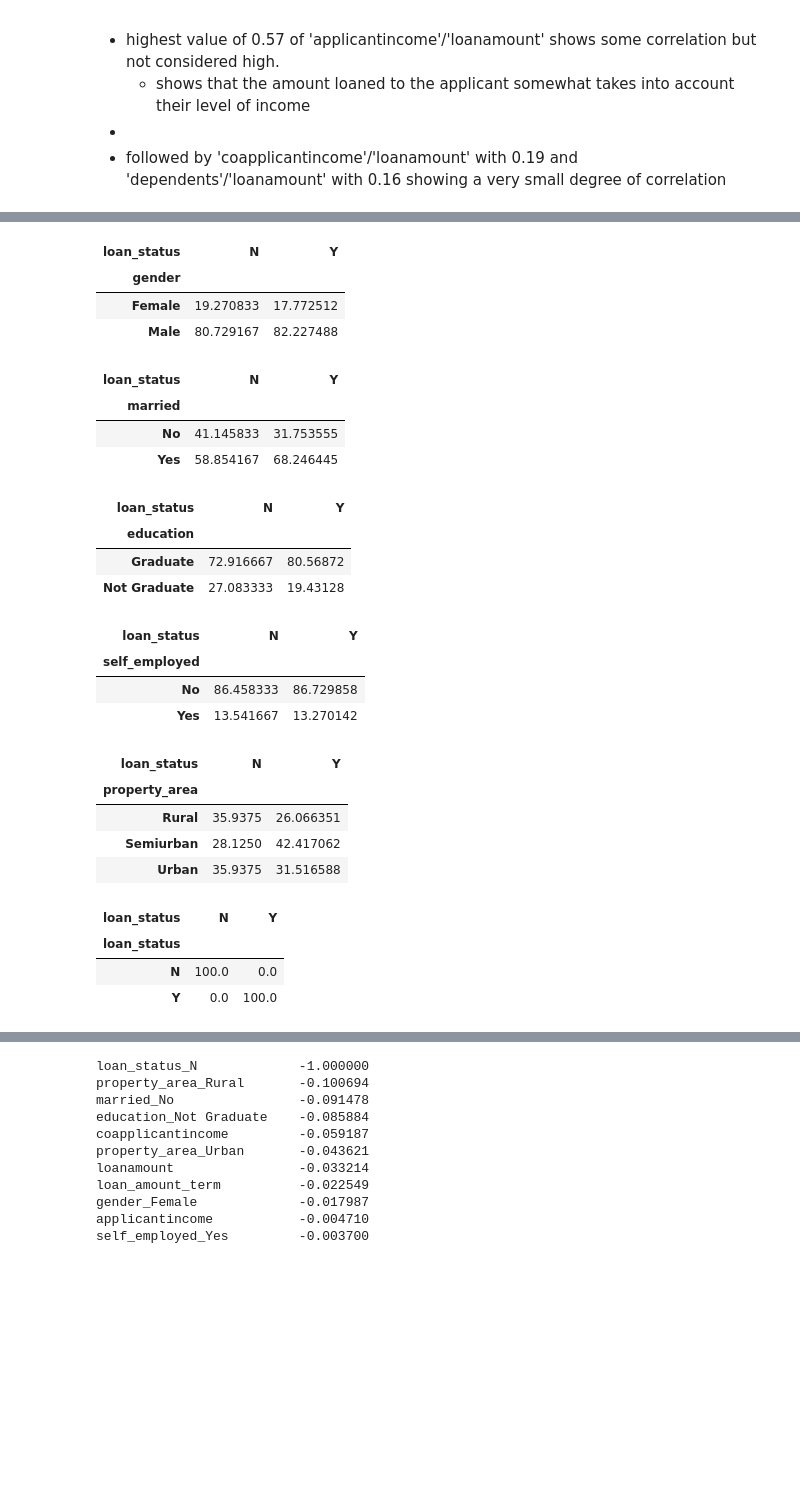
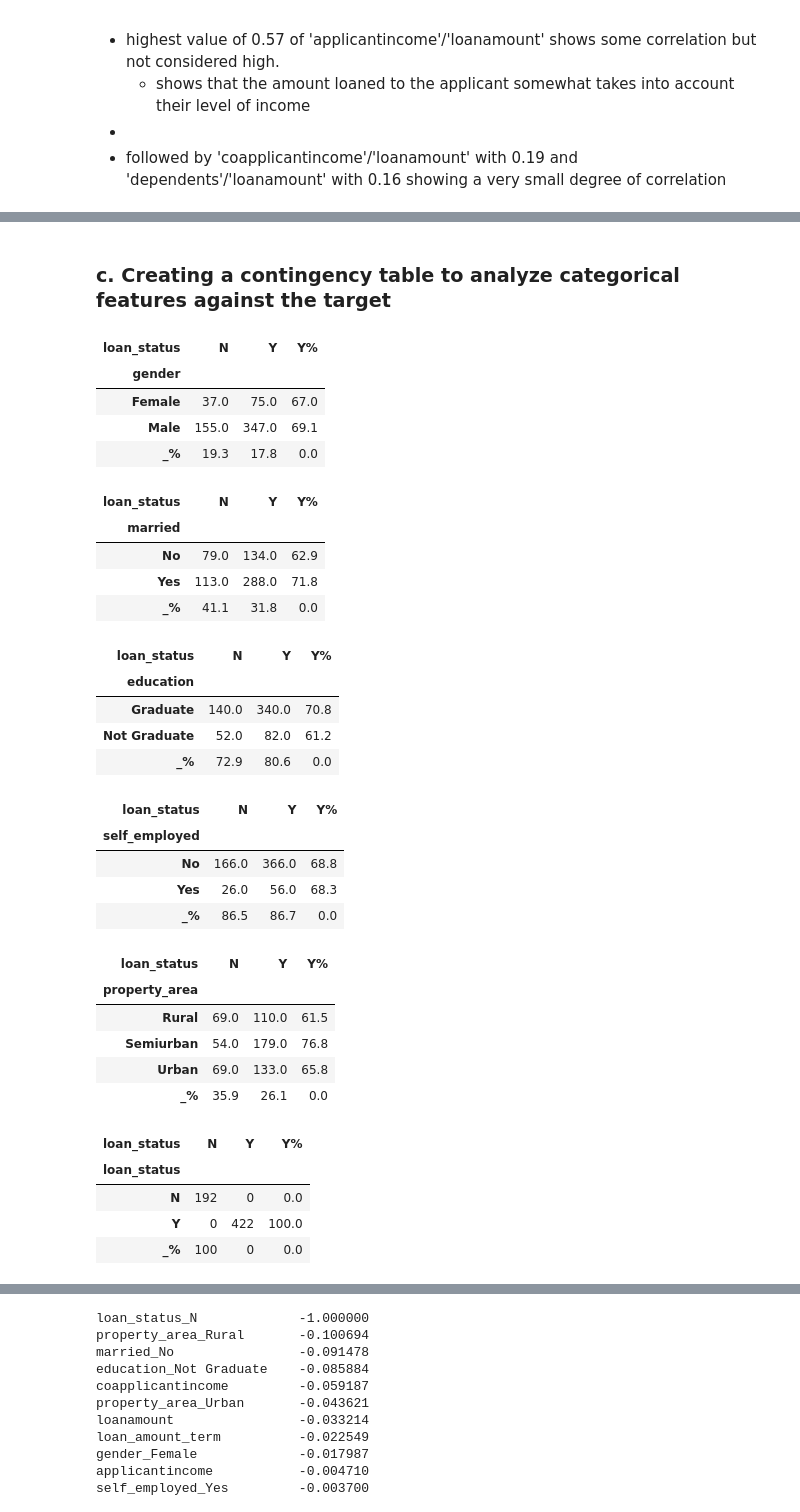
Before and after one commit to guilhermewallis/mini-project-loan-eligibility, a Jupyter notebook: loan-explore-nb.ipynb, the cells around one changed output, grey strips where cells are left out. Drawn from its saved outputs; the diff is of its cells as text; code cells hidden in the pictures; blank space fills up the shorter version.

```diff
--- a/loan-explore-nb.ipynb
+++ b/loan-explore-nb.ipynb
@@ -448,37 +453,49 @@ for col in num_cols.columns:
+# %% [markdown]
+
+### c. Creating a contingency table to analyze categorical features against the target
 # %%
+warnings.filterwarnings('ignore')
+
 for col in df.select_dtypes('object'):
-    cont_table = pd.crosstab(df[col], df['loan_status'])
+    cont_table = pd.crosstab(df[col], df['loan_status']).copy()
 
-    row_sums = cont_table.sum(axis=1)
-    col_sums = cont_table.sum(axis=0)
-
-    cont_table['Y'] = cont_table['Y'] / cont_table['Y'].sum() * 100
-    cont_table['N'] = cont_table['N'] / cont_table['N'].sum() * 100
+    cont_table['Y%'] = round((cont_table['Y'] / cont_table.sum(axis=1))*100,1)
+    cont_table.loc['_%'] = 0
+    cont_table['Y'].loc['_%'] = round(cont_table['Y'][0] / cont_table['Y'].sum()*100,1)
+    cont_table['N'].loc['_%'] = round(cont_table['N'][0] / cont_table['N'].sum()*100,1)
 
     display(cont_table)
+
+warnings.filterwarnings('default')
 # %% [output]
-| loan_status | N | Y |
-| gender |  |  |
-| Female | 19.270833 | 17.772512 |
-| Male | 80.729167 | 82.227488 |
+| loan_status | N | Y | Y% |
+| gender |  |  |  |
+| Female | 37.0 | 75.0 | 67.0 |
+| Male | 155.0 | 347.0 | 69.1 |
+| _% | 19.3 | 17.8 | 0.0 |
-| loan_status | N | Y |
-| married |  |  |
-| No | 41.145833 | 31.753555 |
-| Yes | 58.854167 | 68.246445 |
+| loan_status | N | Y | Y% |
+| married |  |  |  |
+| No | 79.0 | 134.0 | 62.9 |
+| Yes | 113.0 | 288.0 | 71.8 |
+| _% | 41.1 | 31.8 | 0.0 |
-| loan_status | N | Y |
-| education |  |  |
-| Graduate | 72.916667 | 80.56872 |
-| Not Graduate | 27.083333 | 19.43128 |
+| loan_status | N | Y | Y% |
+| education |  |  |  |
+| Graduate | 140.0 | 340.0 | 70.8 |
+| Not Graduate | 52.0 | 82.0 | 61.2 |
+| _% | 72.9 | 80.6 | 0.0 |
-| loan_status | N | Y |
-| self_employed |  |  |
-| No | 86.458333 | 86.729858 |
-| Yes | 13.541667 | 13.270142 |
+| loan_status | N | Y | Y% |
+| self_employed |  |  |  |
+| No | 166.0 | 366.0 | 68.8 |
+| Yes | 26.0 | 56.0 | 68.3 |
+| _% | 86.5 | 86.7 | 0.0 |
-| loan_status | N | Y |
-| property_area |  |  |
-| Rural | 35.9375 | 26.066351 |
-| Semiurban | 28.1250 | 42.417062 |
-| Urban | 35.9375 | 31.516588 |
+| loan_status | N | Y | Y% |
+| property_area |  |  |  |
+| Rural | 69.0 | 110.0 | 61.5 |
+| Semiurban | 54.0 | 179.0 | 76.8 |
+| Urban | 69.0 | 133.0 | 65.8 |
+| _% | 35.9 | 26.1 | 0.0 |
-| loan_status | N | Y |
-| loan_status |  |  |
-| N | 100.0 | 0.0 |
-| Y | 0.0 | 100.0 |
+| loan_status | N | Y | Y% |
+| loan_status |  |  |  |
+| N | 192 | 0 | 0.0 |
+| Y | 0 | 422 | 100.0 |
+| _% | 100 | 0 | 0.0 |
```
Also changed, not shown: parts of 31 cells of this notebook.
